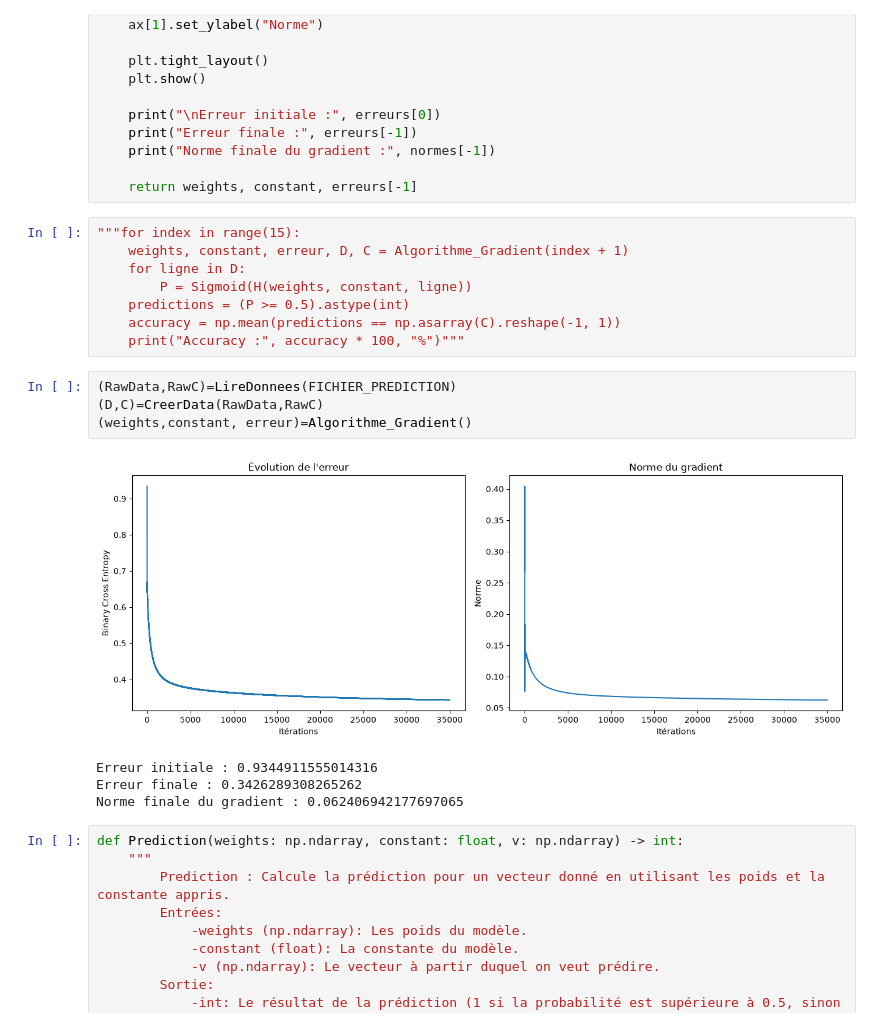
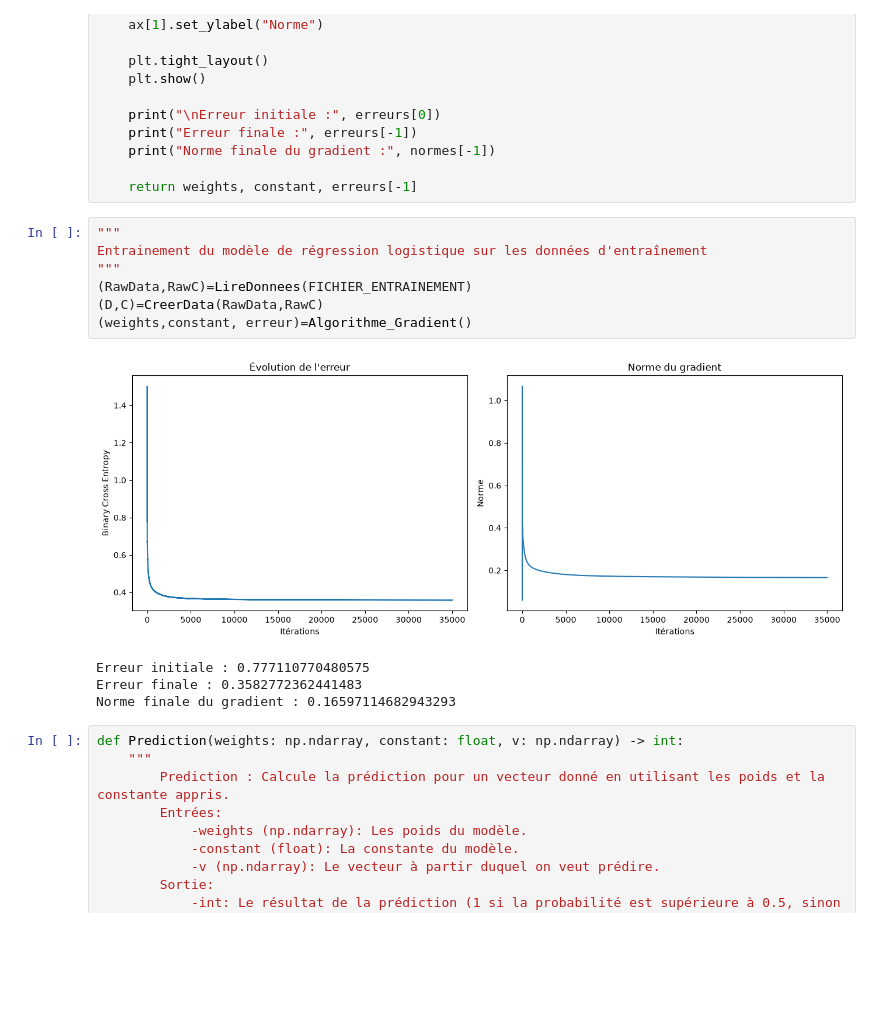
Before and after one commit to valoumff/PredictionBitcoin_DI4, a Jupyter notebook: TP Bitcoin Classification.ipynb, the cells around one changed output. Cells and saved outputs as stored; diff of their text form; blank space fills up the shorter version.

```diff
--- a/TP Bitcoin Classification.ipynb
+++ b/TP Bitcoin Classification.ipynb
@@ -301,23 +303,18 @@ def Algorithme_Gradient() -> tuple[np.ndarray, float, float]:
     print("Norme finale du gradient :", normes[-1])
 
     return weights, constant, erreurs[-1]
-# %%
-"""for index in range(15):
-    weights, constant, erreur, D, C = Algorithme_Gradient(index + 1)
-    for ligne in D:
-        P = Sigmoid(H(weights, constant, ligne))
-    predictions = (P >= 0.5).astype(int)
-    accuracy = np.mean(predictions == np.asarray(C).reshape(-1, 1))
-    print("Accuracy :", accuracy * 100, "%")"""
 # %%
-(RawData,RawC)=LireDonnees(FICHIER_PREDICTION)
+"""
+Entrainement du modèle de régression logistique sur les données d'entraînement
+"""
+(RawData,RawC)=LireDonnees(FICHIER_ENTRAINEMENT)
 (D,C)=CreerData(RawData,RawC)
 (weights,constant, erreur)=Algorithme_Gradient()
 # %% [output]
-[figure, old version]
+[figure, new version]
-Erreur initiale : 0.9344911555014316
-Erreur finale : 0.3426289308265262
-Norme finale du gradient : 0.062406942177697065
+Erreur initiale : 0.777110770480575
+Erreur finale : 0.3582772362441483
+Norme finale du gradient : 0.16597114682943293
 # %%
 def Prediction(weights: np.ndarray, constant: float, v: np.ndarray) -> int:
     """
```
Also changed, not shown: parts of 5 cells of this notebook.
